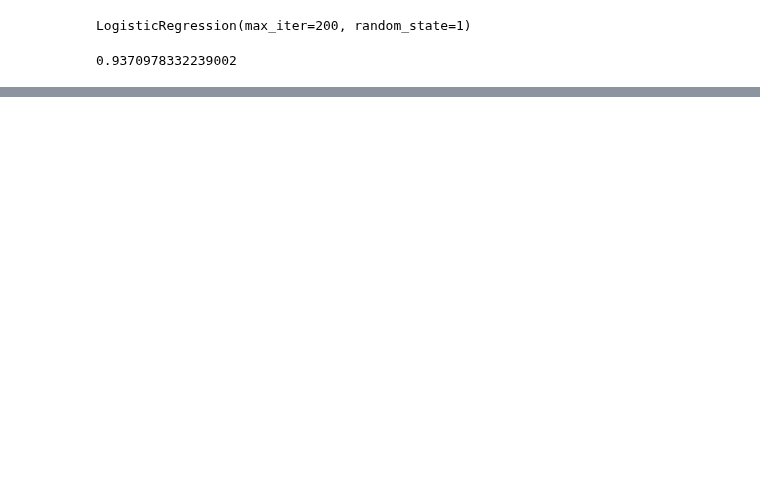
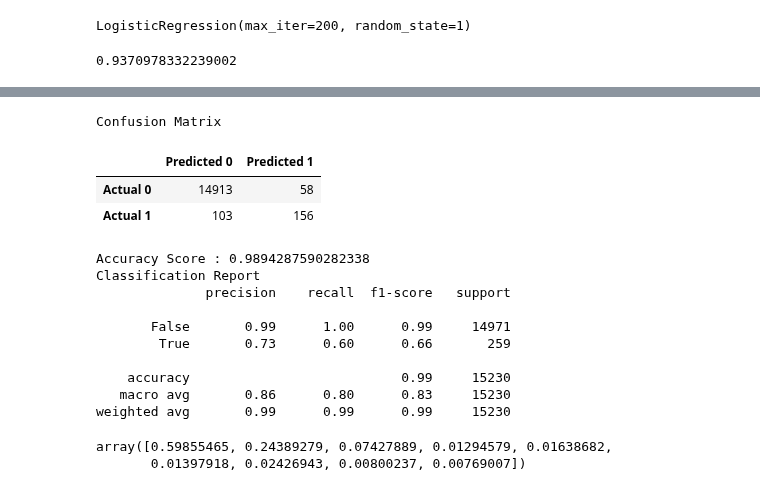
Before and after one commit to zoomdmartin02/Covid_Vaccine_Analysis, a Jupyter notebook: Model_team11.ipynb, the cells around one changed output, grey strips where cells are left out. Drawn from its saved outputs; the diff is of its cells as text; code cells hidden in the pictures; blank space fills up the shorter version.

```diff
--- a/Model_team11.ipynb
+++ b/Model_team11.ipynb
@@ -704,0 +755,29 @@ Loss: 0.08614791929721832, Accuracy: 0.9829940795898438
+# %%
+# Displaying results
+print("Confusion Matrix")
+display(cm_df)
+print(f"Accuracy Score : {acc_score}")
+print("Classification Report")
+print(classification_report(y_test, predictions))
+# %% [output]
+Confusion Matrix
+|  | Predicted 0 | Predicted 1 |
+| Actual 0 | 14913 | 58 |
+| Actual 1 | 103 | 156 |
+Accuracy Score : 0.9894287590282338
+Classification Report
+              precision    recall  f1-score   support
+
+       False       0.99      1.00      0.99     14971
+        True       0.73      0.60      0.66       259
+
+    accuracy                           0.99     15230
+   macro avg       0.86      0.80      0.83     15230
+weighted avg       0.99      0.99      0.99     15230
+# %%
+# Calculate feature importance in the Random Forest model.
+importances = rf_model.feature_importances_
+importances
+# %% [output]
+array([0.59855465, 0.24389279, 0.07427889, 0.01294579, 0.01638682,
+       0.01397918, 0.02426943, 0.00800237, 0.00769007])
```
Also changed, not shown: parts of 13 cells of this notebook, 11 other files.
